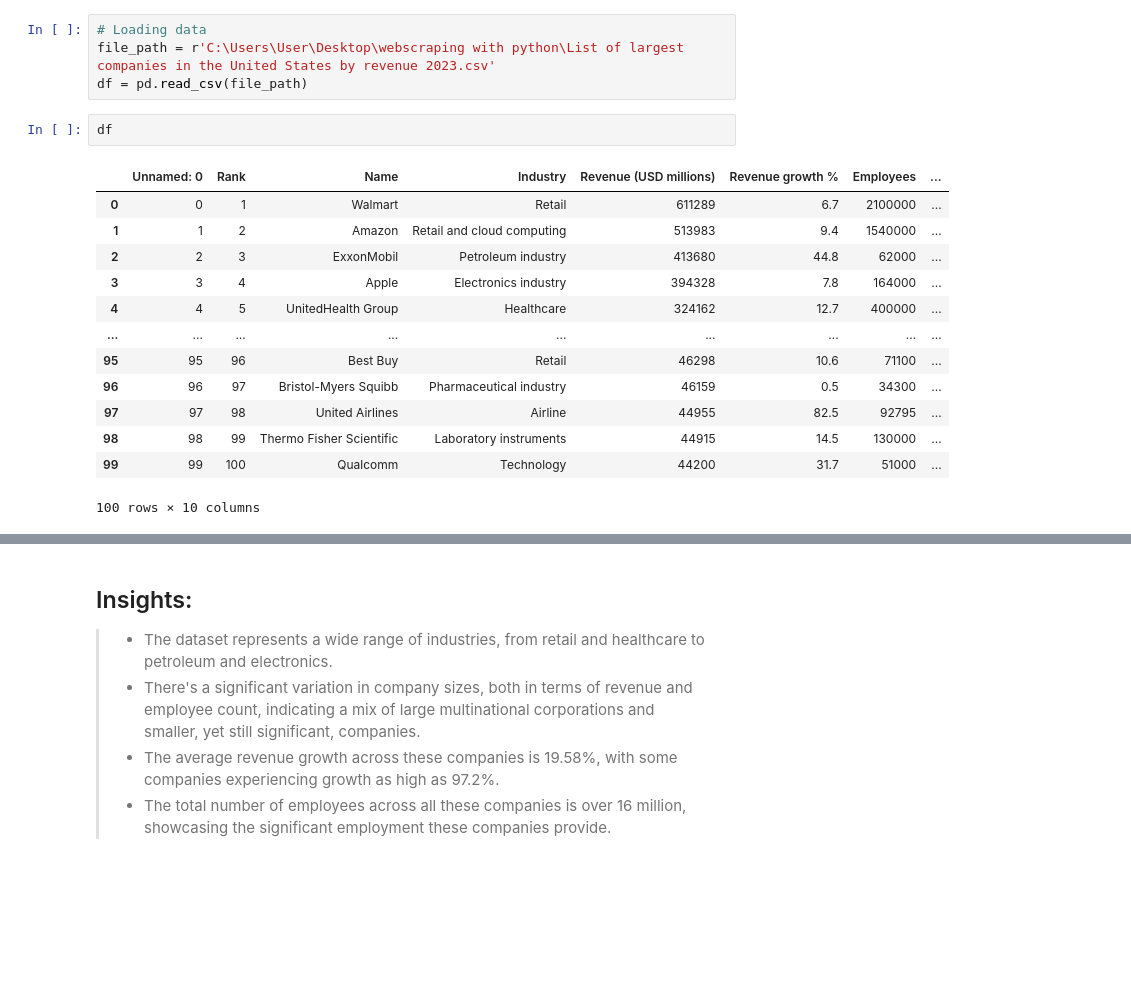
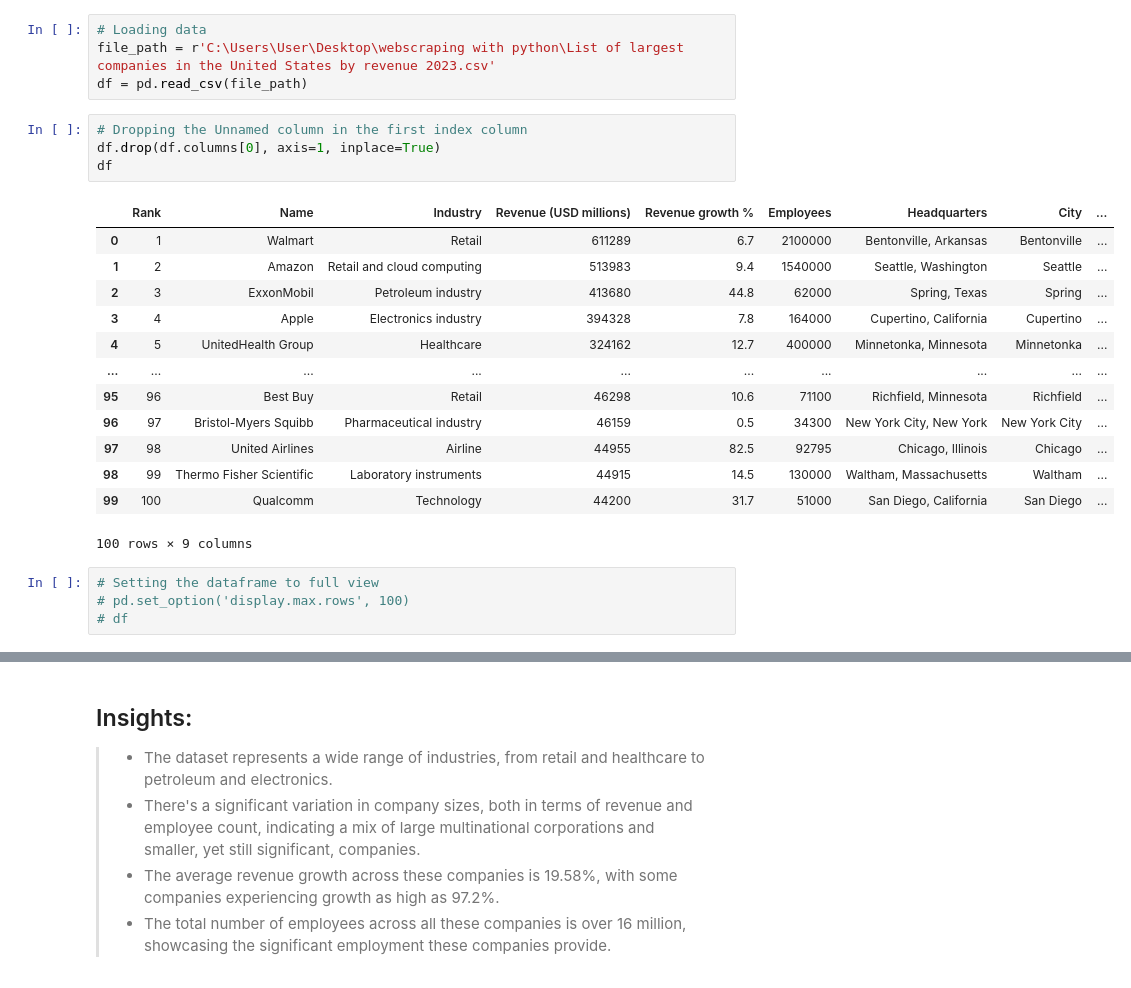
Before and after one commit to olaola-0/US-Top-Companies-Comparative-Analysis-2023, a Jupyter notebook: 02_analysis.ipynb, the cells around one changed output, grey strips where cells are left out. Drawn from its saved outputs; the diff is of its cells as text; blank space fills up the shorter version.

```diff
--- a/02_analysis.ipynb
+++ b/02_analysis.ipynb
@@ -6,19 +6,25 @@ import seaborn as sns
 # Loading data
 file_path = r'C:\Users\User\Desktop\webscraping with python\List of largest companies in the United States by revenue 2023.csv'
 df = pd.read_csv(file_path)
-# %%
-df
-# %% [output]
-|  | Unnamed: 0 | Rank | Name | Industry | Revenue (USD millions) | Revenue growth % | Employees | ... |
-| 0 | 0 | 1 | Walmart | Retail | 611289 | 6.7 | 2100000 | ... |
-| 1 | 1 | 2 | Amazon | Retail and cloud computing | 513983 | 9.4 | 1540000 | ... |
-| 2 | 2 | 3 | ExxonMobil | Petroleum industry | 413680 | 44.8 | 62000 | ... |
-| 3 | 3 | 4 | Apple | Electronics industry | 394328 | 7.8 | 164000 | ... |
-| 4 | 4 | 5 | UnitedHealth Group | Healthcare | 324162 | 12.7 | 400000 | ... |
-| ... | ... | ... | ... | ... | ... | ... | ... | ... |
-| 95 | 95 | 96 | Best Buy | Retail | 46298 | 10.6 | 71100 | ... |
-| 96 | 96 | 97 | Bristol-Myers Squibb | Pharmaceutical industry | 46159 | 0.5 | 34300 | ... |
-| 97 | 97 | 98 | United Airlines | Airline | 44955 | 82.5 | 92795 | ... |
-| 98 | 98 | 99 | Thermo Fisher Scientific | Laboratory instruments | 44915 | 14.5 | 130000 | ... |
-| 99 | 99 | 100 | Qualcomm | Technology | 44200 | 31.7 | 51000 | ... |
-100 rows × 10 columns
+# %%
+# Dropping the Unnamed column in the first index column
+df.drop(df.columns[0], axis=1, inplace=True)
+df
+# %% [output]
+|  | Rank | Name | Industry | Revenue (USD millions) | Revenue growth % | Employees | Headquarters | City | ... |
+| 0 | 1 | Walmart | Retail | 611289 | 6.7 | 2100000 | Bentonville, Arkansas | Bentonville | ... |
+| 1 | 2 | Amazon | Retail and cloud computing | 513983 | 9.4 | 1540000 | Seattle, Washington | Seattle | ... |
+| 2 | 3 | ExxonMobil | Petroleum industry | 413680 | 44.8 | 62000 | Spring, Texas | Spring | ... |
+| 3 | 4 | Apple | Electronics industry | 394328 | 7.8 | 164000 | Cupertino, California | Cupertino | ... |
+| 4 | 5 | UnitedHealth Group | Healthcare | 324162 | 12.7 | 400000 | Minnetonka, Minnesota | Minnetonka | ... |
+| ... | ... | ... | ... | ... | ... | ... | ... | ... | ... |
+| 95 | 96 | Best Buy | Retail | 46298 | 10.6 | 71100 | Richfield, Minnesota | Richfield | ... |
+| 96 | 97 | Bristol-Myers Squibb | Pharmaceutical industry | 46159 | 0.5 | 34300 | New York City, New York | New York City | ... |
+| 97 | 98 | United Airlines | Airline | 44955 | 82.5 | 92795 | Chicago, Illinois | Chicago | ... |
+| 98 | 99 | Thermo Fisher Scientific | Laboratory instruments | 44915 | 14.5 | 130000 | Waltham, Massachusetts | Waltham | ... |
+| 99 | 100 | Qualcomm | Technology | 44200 | 31.7 | 51000 | San Diego, California | San Diego | ... |
+100 rows × 9 columns
+# %%
+# Setting the dataframe to full view
+# pd.set_option('display.max.rows', 100)
+# df
```
Also changed, not shown: parts of 7 cells of this notebook.
